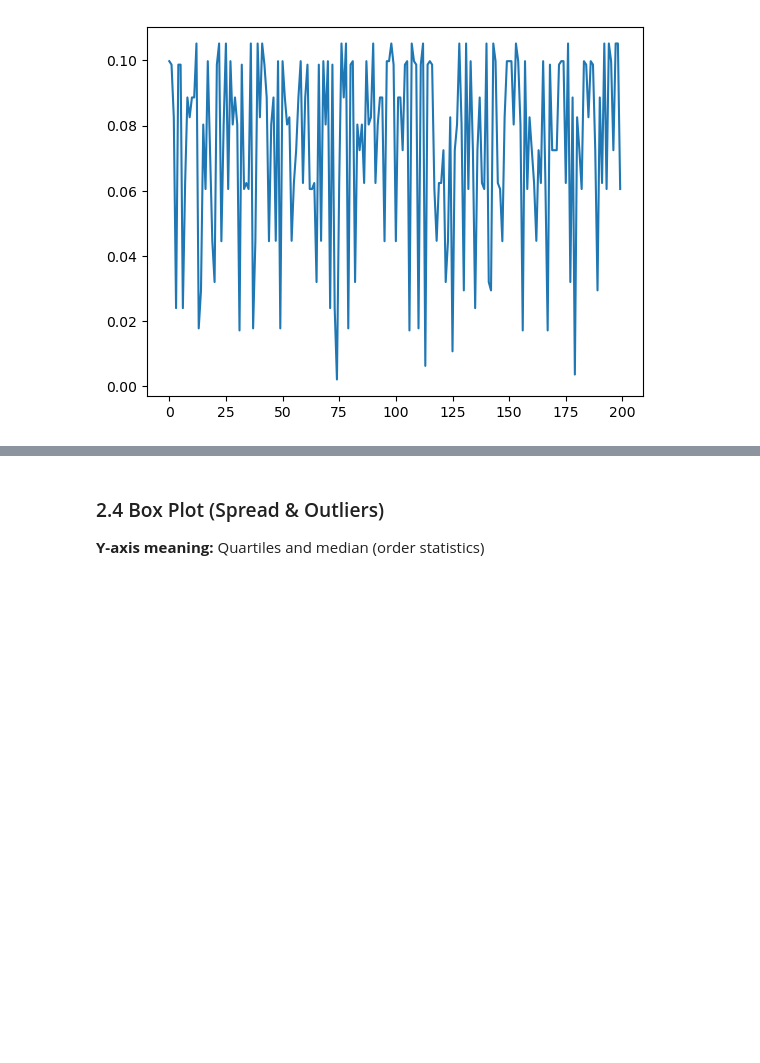
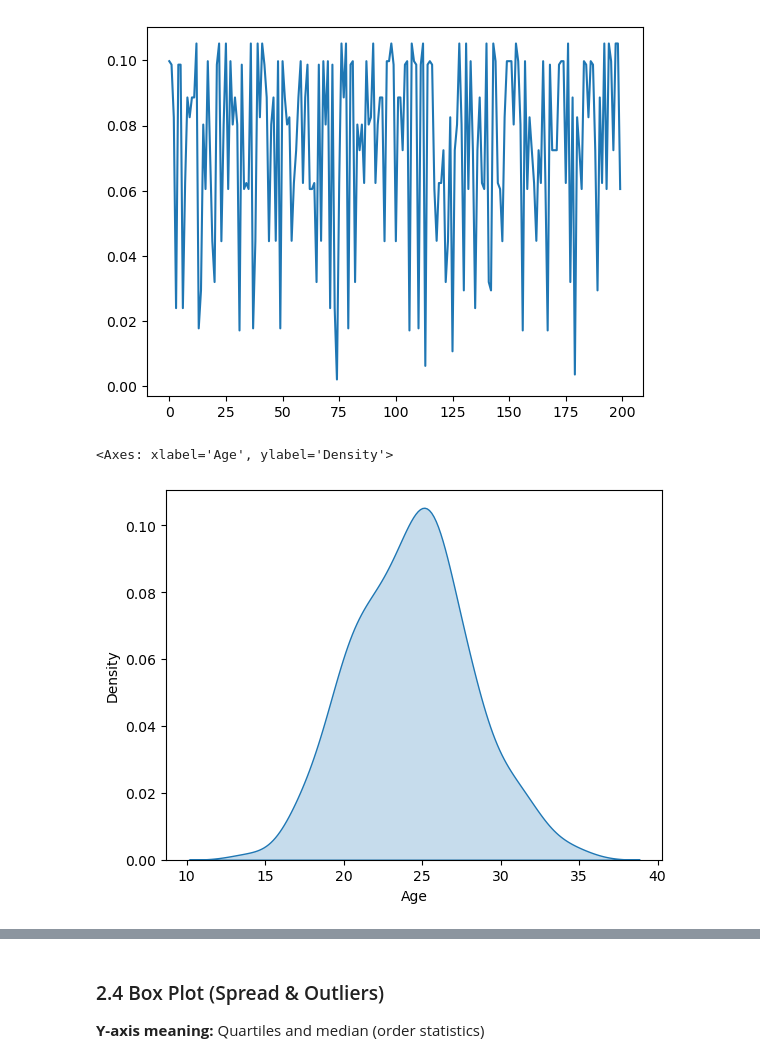
Before and after one commit to Shrikantlala24/Machine-learning, a Jupyter notebook: Univariate_Analysis_Full_Notebook.ipynb, the cells around one changed output, grey strips where cells are left out. Saved outputs shown, nothing was run; the diff lists cells and outputs as text; code cells hidden in the pictures; blank space fills up the shorter version.

```diff
--- a/Univariate_Analysis_Full_Notebook.ipynb
+++ b/Univariate_Analysis_Full_Notebook.ipynb
@@ -122,3 +122,11 @@ plt.plot(kde2)
 plt.show()
 # %% [output]
 [figure]
+# %%
+import seaborn as sns
+
+sns.kdeplot(data['Age'], fill = True)
+# sns.dark_palette("red", reverse=True)
+# %% [output]
+<Axes: xlabel='Age', ylabel='Density'>
+[figure, added]
```
Also changed, not shown: parts of 1 cell of this notebook.
